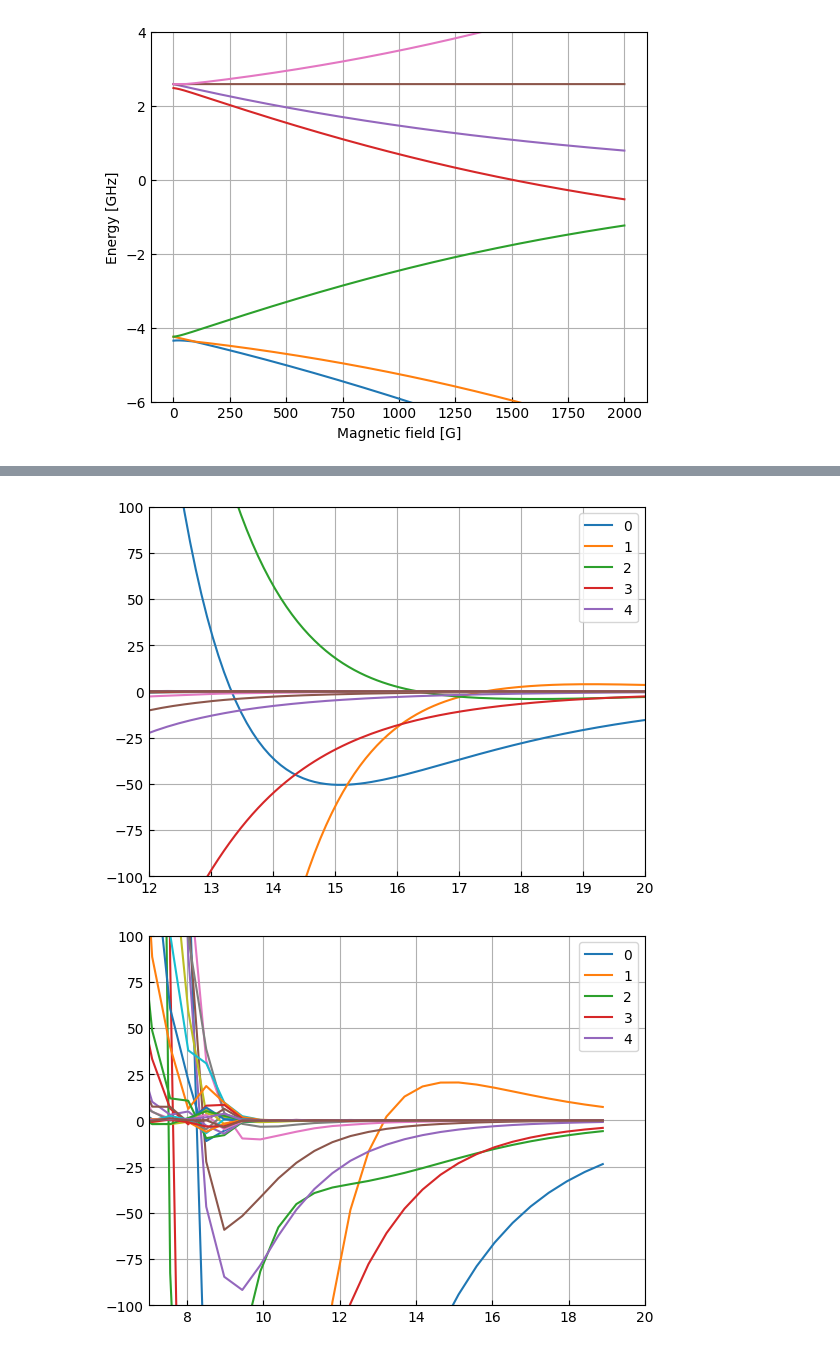
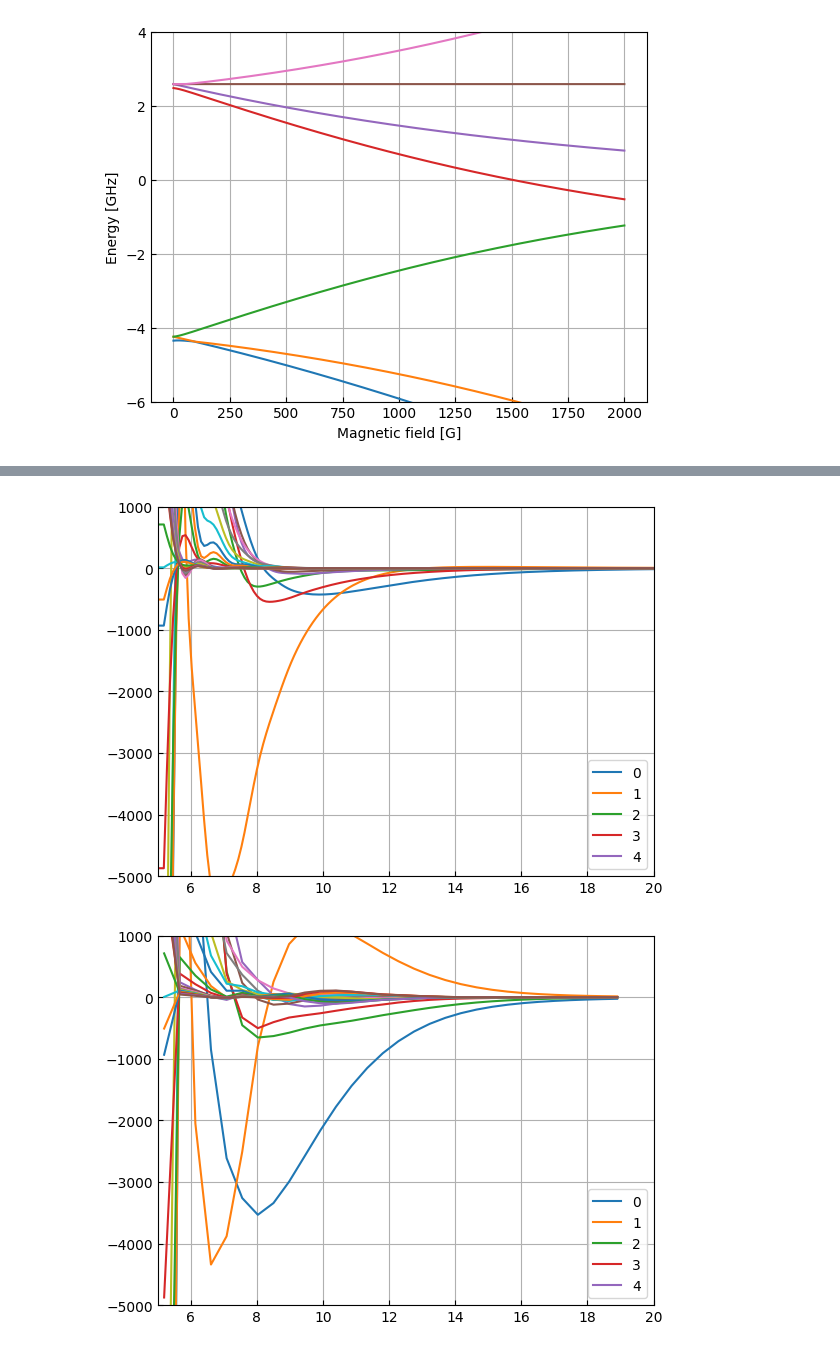
Before and after one commit to Wleter/quantum-rs, a Jupyter notebook: scattering-problems/analysis/srf_rb_analysis.ipynb, the cells around one changed output, grey strips where cells are left out. Cells and saved outputs as stored; diff of their text form; code cells hidden in the pictures.

```diff
--- a/scattering-problems/analysis/srf_rb_analysis.ipynb
+++ b/scattering-problems/analysis/srf_rb_analysis.ipynb
@@ -74,23 +74,23 @@ fig, ax = utility.plot()
 ax.plot(distances, values_legendre / CMINV)
 ax.legend([str(i) for i in range(5)])
 
-ax.set_xlim(12, 20)
-ax.set_ylim(-100, 100);
+ax.set_xlim(5, 20)
+ax.set_ylim(-5000, 1000);
 # %% [output]
-[figure, old version]
+[figure, new version]
 # %%
 data = utility.load(f"{DATA_PATH}/SrF_Rb_singlet_dec.dat")
 distances = data[:, 0]
 values_legendre = data[:, 1:]
 
 fig, ax = utility.plot()
 ax.plot(distances, values_legendre / CMINV)
 ax.legend([str(i) for i in range(5)])
 
-ax.set_xlim(7, 20)
-ax.set_ylim(-100, 100);
+ax.set_xlim(5, 20)
+ax.set_ylim(-5000, 1000);
 # %% [output]
-[figure, old version]
+[figure, new version]
 # %%
 data = utility.load(f"{DATA_PATH}/SrF_Rb_singlet_dec_interpolated.dat")
 distances = data[:, 0]
```
Also changed, not shown: parts of 5 cells of this notebook, 5 other files.
